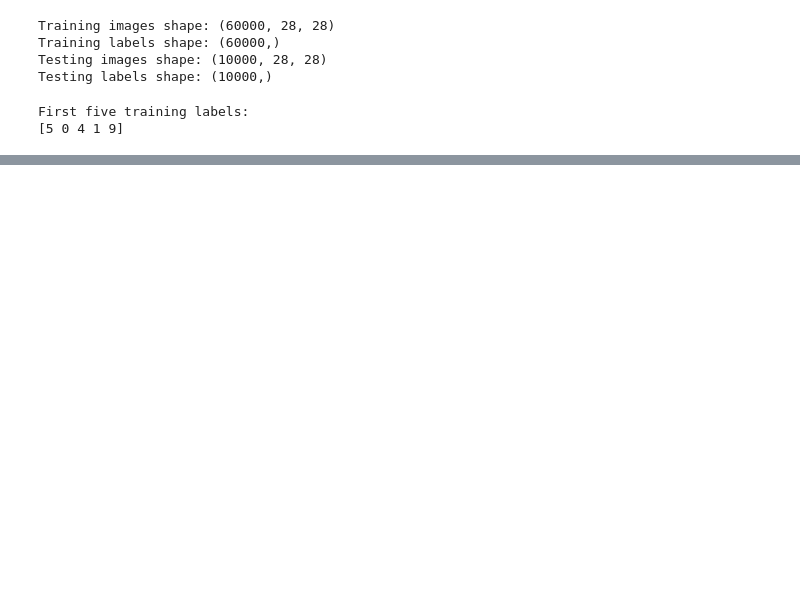
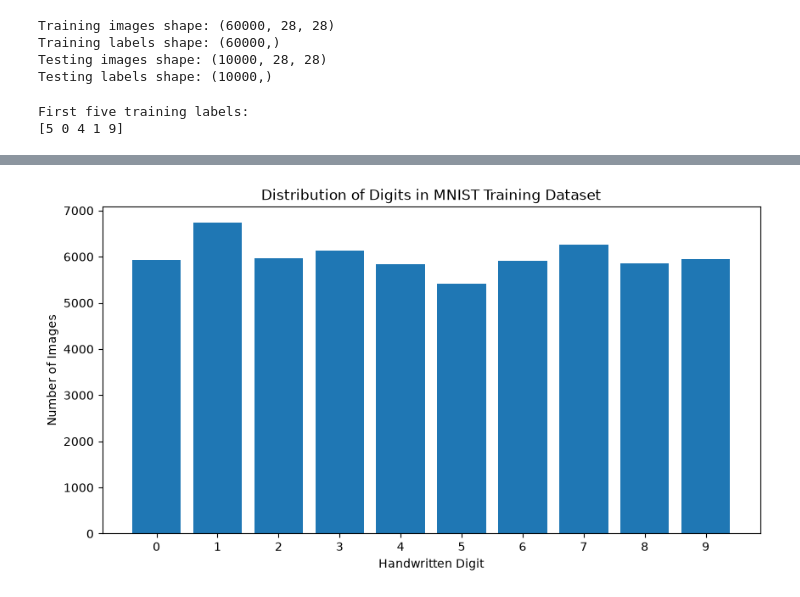
Before and after one commit to rakeshraikar1989/Handwritten-Digits-Recognition, a Jupyter notebook: PRCP_1002_Handwritten_Digits_Recognition.ipynb, the cells around one changed output, grey strips where cells are left out. Drawn from its saved outputs; the diff is of its cells as text; code cells hidden in the pictures; blank space fills up the shorter version.

```diff
--- a/PRCP_1002_Handwritten_Digits_Recognition.ipynb
+++ b/PRCP_1002_Handwritten_Digits_Recognition.ipynb
@@ -91,0 +154,10 @@ First five training labels:
+# %%
+import numpy as np
+
+# Count the number of images for each digit
+unique_digits, digit_counts = np.unique(y_train, return_counts=True)
+
+print("Digit distribution in training data:")
+
+for digit, count in zip(unique_digits, digit_counts):
+    print(f"Digit {digit}: {count} images")
@@ -91,0 +176,13 @@ First five training labels:
+# %%
+plt.figure(figsize=(10, 5))
+
+plt.bar(unique_digits, digit_counts)
+
+plt.xlabel("Handwritten Digit")
+plt.ylabel("Number of Images")
+plt.title("Distribution of Digits in MNIST Training Dataset")
+
+plt.xticks(unique_digits)
+plt.show()
+# %% [output]
+[figure, added]
```
Also changed, not shown: parts of 8 cells of this notebook.
